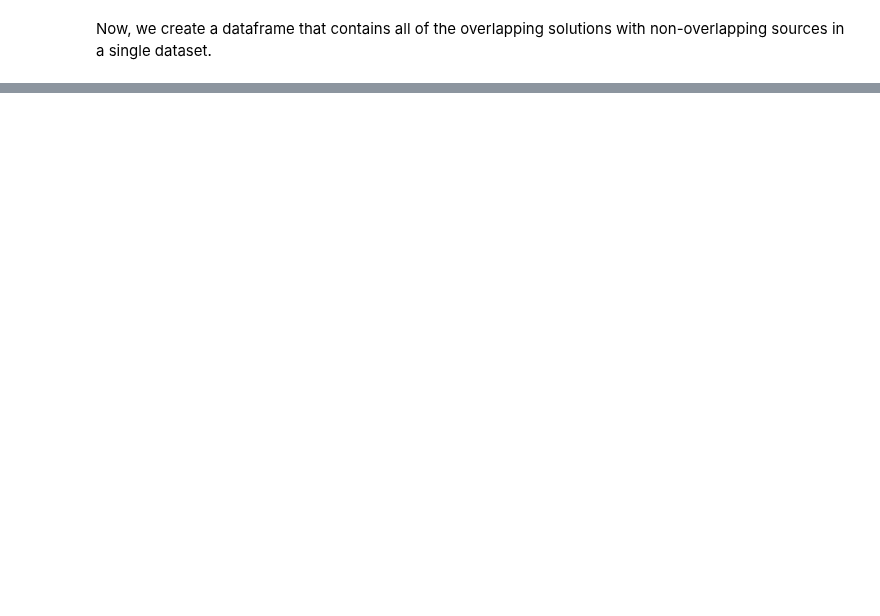
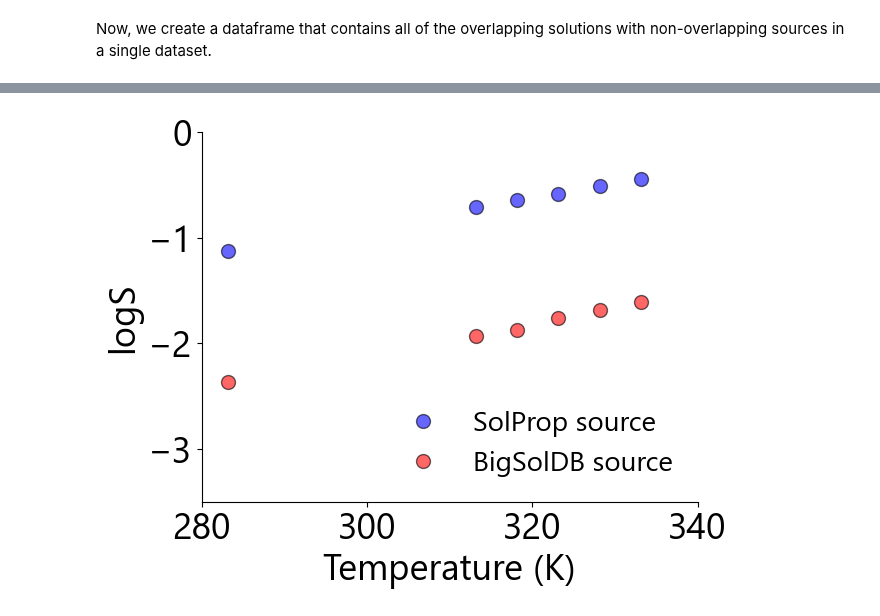
Before and after one commit to JacksonBurns/fastsolv, a Jupyter notebook: paper/analysis/experimental_variability.ipynb, the cells around one changed output, grey strips where cells are left out. Saved outputs shown, nothing was run; the diff lists cells and outputs as text; code cells hidden in the pictures; blank space fills up the shorter version.

```diff
--- a/paper/analysis/experimental_variability.ipynb
+++ b/paper/analysis/experimental_variability.ipynb
@@ -141,0 +226,2 @@ Overall inter-laboratory experimental variability has RMSE = 1.2616835733740859
+# %%
+filtered_df = final_df.groupby(['solute_smiles', 'solvent_smiles']).filter(lambda x: len(x) >= 5)
@@ -141,0 +236,18 @@ Overall inter-laboratory experimental variability has RMSE = 1.2616835733740859
+# %%
+plt.figure(figsize=(6.4, 4.8))
+ax1 = plt.gca()
+rmse = np.sqrt(mean_squared_error(
+        filtered_df["logS_1" ], filtered_df["logS_2"]))
+
+#ax1.plot(300, 0, marker = 'none', linestyle = 'none',  label = r"RMSE = " + f"{rmse:.2f}")
+ax1.plot(filtered_df['temperature_1'], filtered_df['logS_1'], color='b', marker = 'o', markersize = 10, linestyle = 'none', markeredgecolor = 'black', alpha = 0.6, label='SolProp source')
+ax1.plot(filtered_df['temperature_1'], filtered_df['logS_2'], color='r', marker = 'o', markersize = 10, linestyle = 'none', markeredgecolor = 'black', alpha = 0.6, label='BigSolDB source')
+
+ax1.set_xlabel("Temperature (K)")
+ax1.set_ylabel("logS")
+ax1.set_xticks([280, 300, 320, 340])
+ax1.set_ylim([-3.5, 0])
+ax1.legend(prop={'size': 20}, loc = 'lower right', frameon = False)
+ax1.spines[['right', 'top']].set_visible(False)
+# %% [output]
+[figure, added]
```
Also changed, not shown: parts of 15 cells of this notebook.
